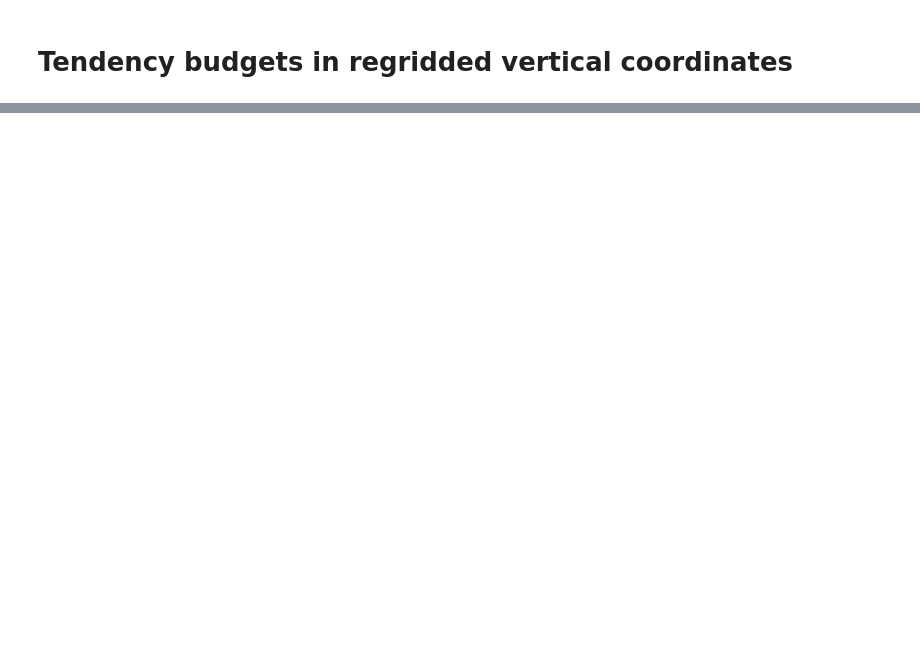
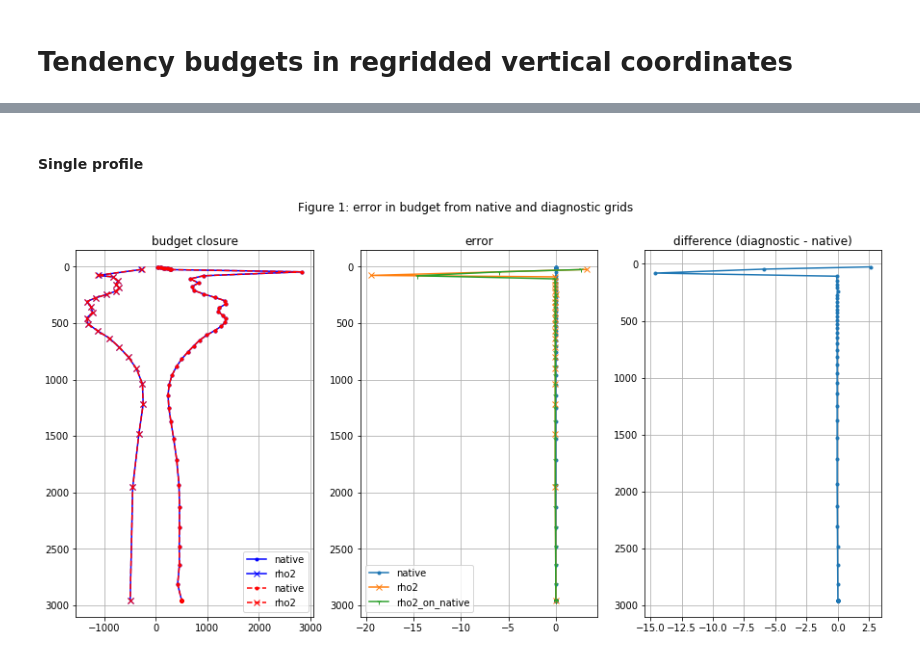
Before and after one commit to gmacgilchrist/wmt_bgc, a Jupyter notebook: calc_budget_tracer_regridded.ipynb, the cells around one changed output, grey strips where cells are left out. Cells and saved outputs as stored; diff of their text form; code cells hidden in the pictures; blank space fills up the shorter version.

Commit message:
improved comparison of native and diagnostic grids

```diff
--- a/calc_budget_tracer_regridded.ipynb
+++ b/calc_budget_tracer_regridded.ipynb
@@ -68,0 +42,51 @@ ax[1].grid()
+# %% [markdown]
+#### Single profile
+# %%
+# Reduce to single profile, either by selecting one, or by integrating in x and y
+integrated = False
+if integrated:
+    prof_native = (ds_native*grid.areacello).sum(dim=['xh','yh']).squeeze()
+    prof_rho2 = (ds_rho2*grid.areacello).sum(dim=['xh','yh']).squeeze()
+else:
+    prof_native = ds_native.sel(xh=-200,yh=20,method='nearest').squeeze()
+    prof_rho2 = ds_rho2.sel(xh=-200,yh=20,method='nearest').squeeze()
+# %%
+# Calculate cumulative sums in vertical dimension for all dataset
+prof_intz_native = prof_native.cumsum(dim='zl')
+# Keep only non-zero thickness layers in diagnostic grid
+prof_intz_rho2 = prof_rho2.cumsum(dim='rho2_l').where(prof_rho2.thkcello!=0,drop=True)
+# Create a dataset with diagnostic grid interpolated onto native grid
+# Make cumulative thickness the vertical coordinate, then interpolate onto cumulative thickness of native grid
+prof_intz_rho2_on_native = prof_intz_rho2.assign_coords(rho2_l=prof_intz_rho2.thkcello).interp(rho2_l=prof_intz_native.thkcello,method='linear')
+# %%
+fig, ax = plt.subplots(figsize=(15,7),ncols=3)
+fig.suptitle('Figure 1: error in budget from native and diagnostic grids')
+# Plot the variable from the native grid, from the diagnostic grid,
+# and from the diagnostic grid interpolated onto the native grid
+var='tendsum'
+ax[0].plot(-prof_intz_native[var],prof_intz_native.thkcello,color='b',marker='.',label='native')
+ax[0].plot(prof_intz_rho2[var],prof_intz_rho2.thkcello,color='b',marker='x',label='rho2')
+
+var=tend
+ax[0].plot(-prof_intz_native[var],prof_intz_native.thkcello,color='r',marker='.',linestyle='--',label='native')
+ax[0].plot(prof_intz_rho2[var],prof_intz_rho2.thkcello,color='r',marker='x',linestyle='--',label='rho2')
+ax[0].invert_yaxis()
+ax[0].grid()
+ax[0].legend()
+ax[0].set_title('budget closure')
+
+var='error'
+ax[1].plot(prof_intz_native[var],prof_intz_native.thkcello,marker='.',label='native')
+ax[1].plot(prof_intz_rho2[var],prof_intz_rho2.thkcello,marker='x',label='rho2')
+ax[1].plot(prof_intz_rho2_on_native[var],prof_intz_rho2_on_native.thkcello,marker='1',label='rho2_on_native')
+ax[1].invert_yaxis()
+ax[1].grid()
+ax[1].legend()
+ax[1].set_title(var)
+
+ax[2].plot(prof_intz_rho2_on_native[var].values-prof_intz_native[var].values,prof_intz_native.thkcello,marker='.')
+ax[2].invert_yaxis()
+ax[2].grid()
+ax[2].set_title('difference (diagnostic - native)');
+# %% [output]
+[figure, added]
```
Also changed, not shown: parts of 13 cells of this notebook, 1 other file.
